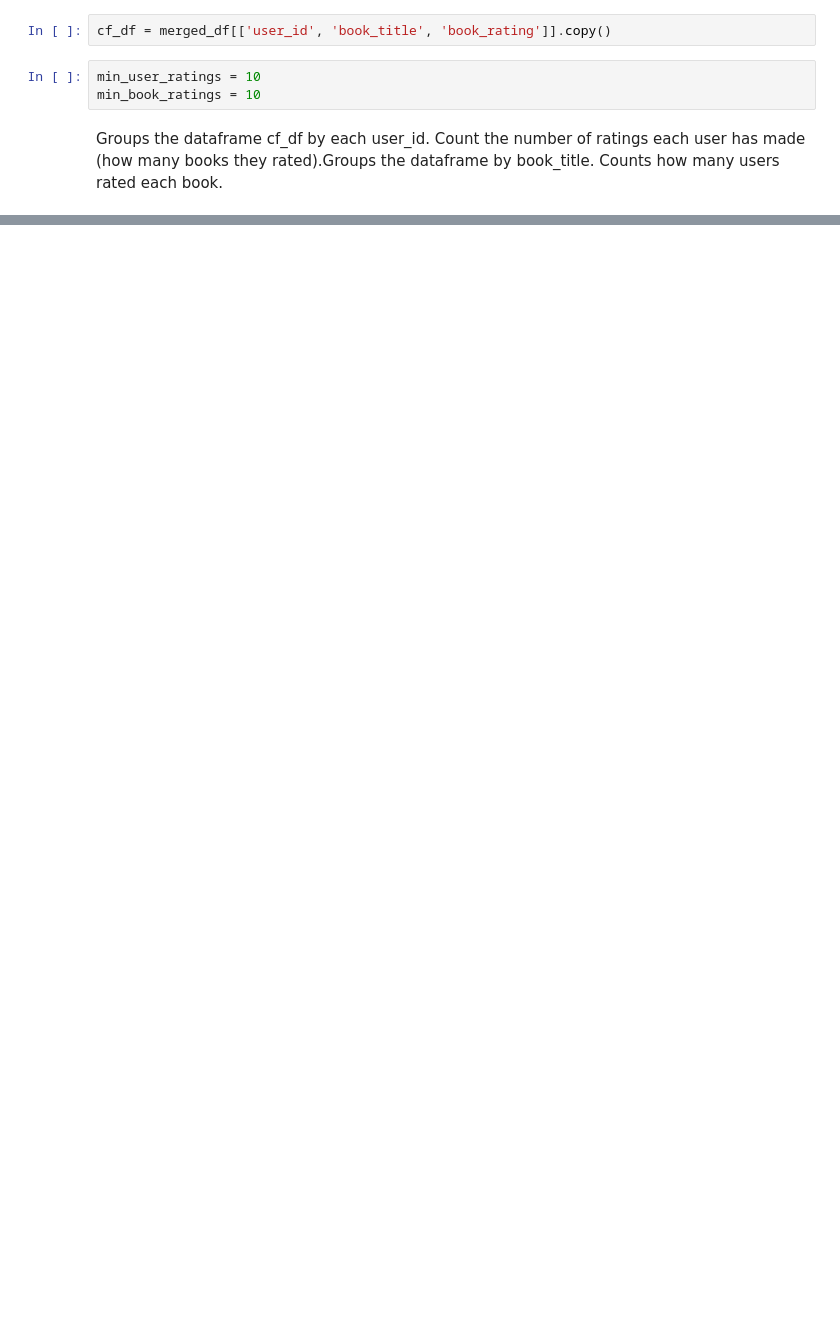
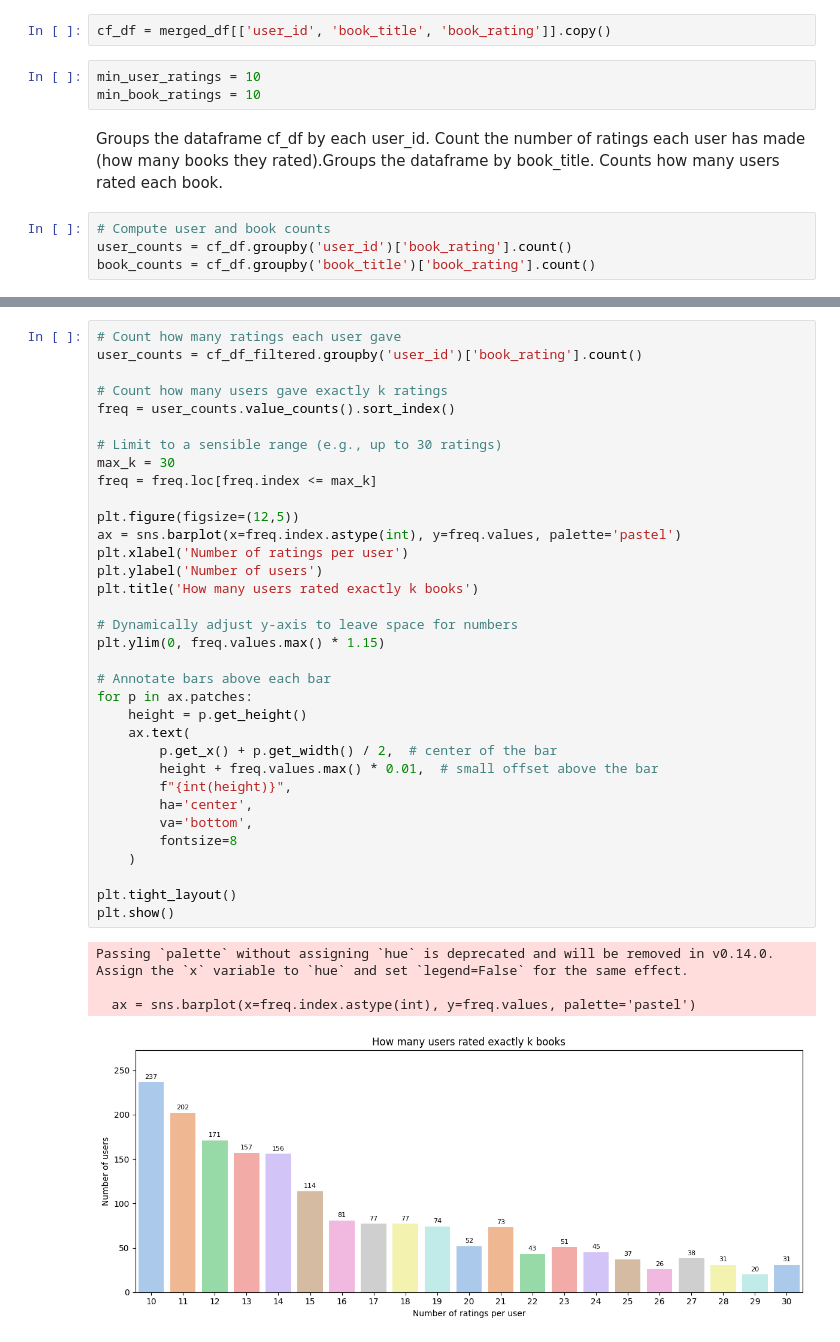
Before and after one commit to saricmilos/what-else-should-I-read, a Jupyter notebook: notebooks/collaborative_filtering.ipynb, the cells around one changed output, grey strips where cells are left out. Drawn from its saved outputs; the diff is of its cells as text; blank space fills up the shorter version.

```diff
--- a/notebooks/collaborative_filtering.ipynb
+++ b/notebooks/collaborative_filtering.ipynb
@@ -60,3 +92,7 @@ min_user_ratings = 10
 min_book_ratings = 10
 # %% [markdown]
 Groups the dataframe cf_df by each user_id. Count the number of ratings each user has made (how many books they rated).Groups the dataframe by book_title. Counts how many users rated each book.
+# %%
+# Compute user and book counts
+user_counts = cf_df.groupby('user_id')['book_rating'].count()
+book_counts = cf_df.groupby('book_title')['book_rating'].count()
@@ -62,0 +144,39 @@ Groups the dataframe cf_df by each user_id. Count the number of ratings each use
+# %%
+# Count how many ratings each user gave
+user_counts = cf_df_filtered.groupby('user_id')['book_rating'].count()
+
+# Count how many users gave exactly k ratings
+freq = user_counts.value_counts().sort_index()
+
+# Limit to a sensible range (e.g., up to 30 ratings)
+max_k = 30
+freq = freq.loc[freq.index <= max_k]
+
+plt.figure(figsize=(12,5))
+ax = sns.barplot(x=freq.index.astype(int), y=freq.values, palette='pastel')
+plt.xlabel('Number of ratings per user')
+plt.ylabel('Number of users')
+plt.title('How many users rated exactly k books')
+
+# Dynamically adjust y-axis to leave space for numbers
+plt.ylim(0, freq.values.max() * 1.15)
+
+# Annotate bars above each bar
+for p in ax.patches:
+    height = p.get_height()
+    ax.text(
+        p.get_x() + p.get_width() / 2,  # center of the bar
+        height + freq.values.max() * 0.01,  # small offset above the bar
+        f"{int(height)}",
+        ha='center',
+        va='bottom',
+        fontsize=8
+    )
+
+plt.tight_layout()
+plt.show()
+# %% [output]
+Passing `palette` without assigning `hue` is deprecated and will be removed in v0.14.0. Assign the `x` variable to `hue` and set `legend=False` for the same effect.
+
+  ax = sns.barplot(x=freq.index.astype(int), y=freq.values, palette='pastel')
+[figure, added]
```
Also changed, not shown: parts of 91 cells of this notebook, 4 other files.
